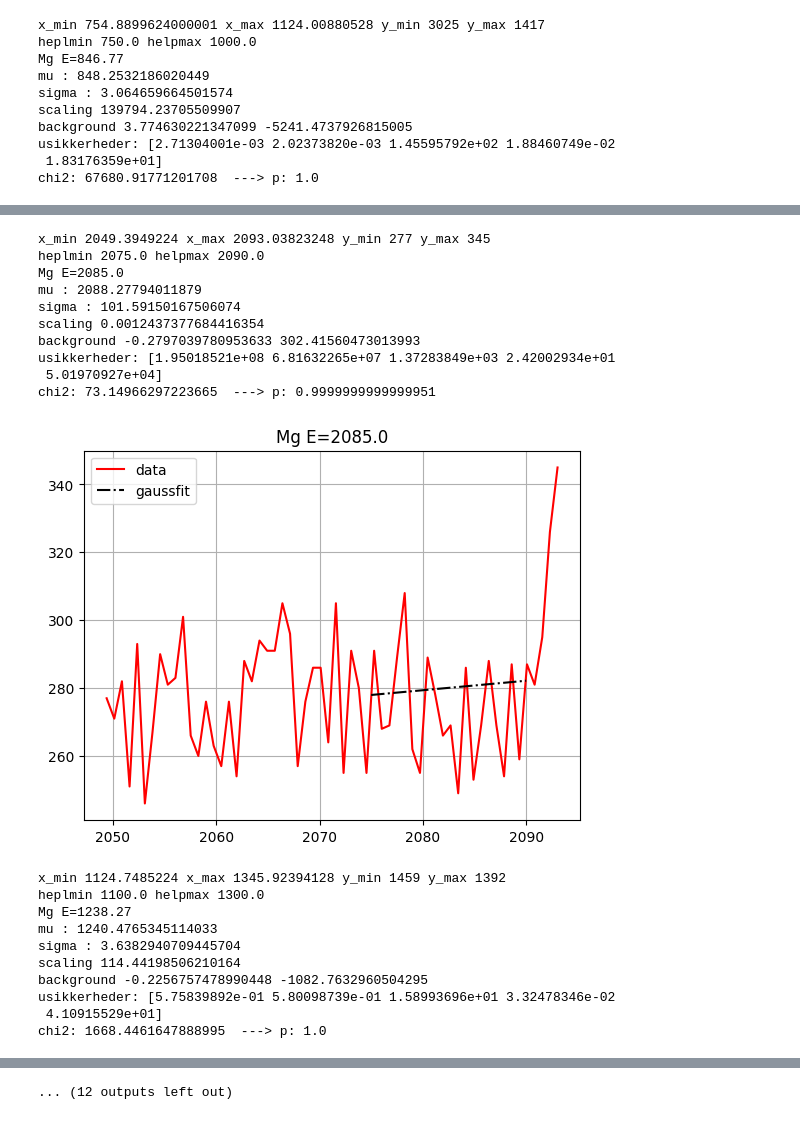
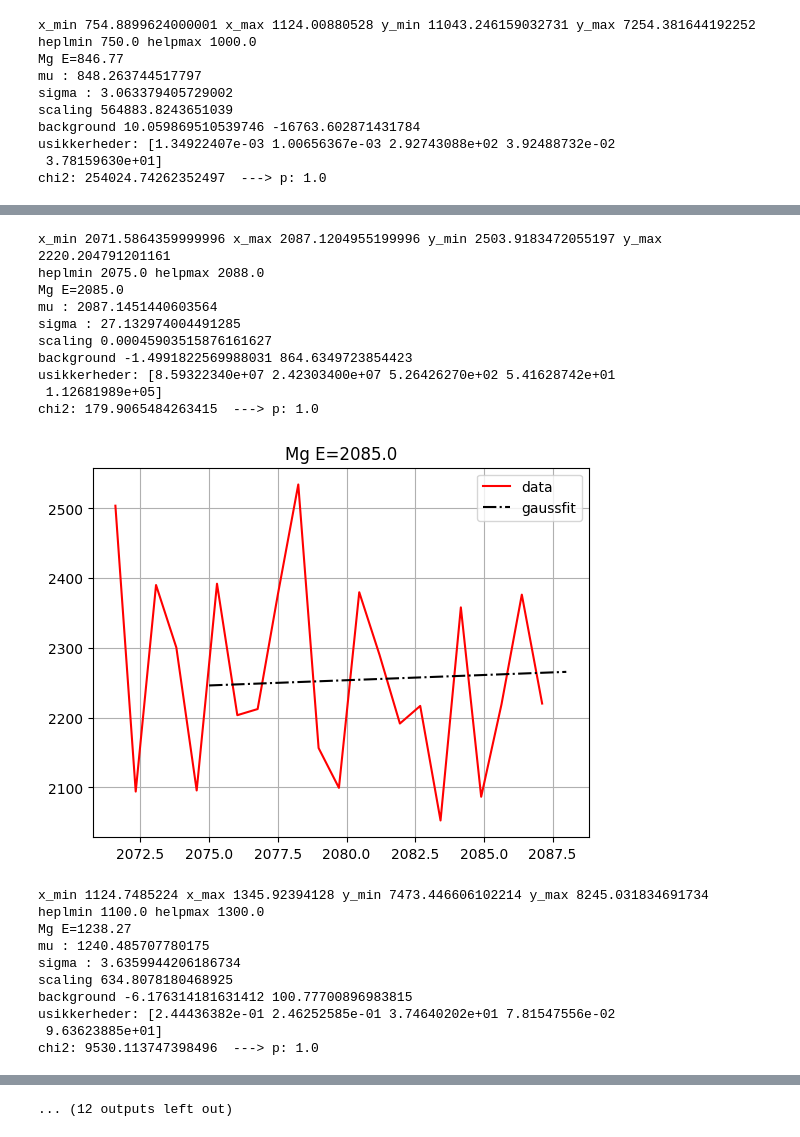
Before and after one commit to eragose/Manganese-experiment, a Jupyter notebook: Energy_jupiter.ipynb, the cells around one changed output, grey strips where cells are left out. Cells and saved outputs as stored; diff of their text form; code cells hidden in the pictures.

Commit message:
Braichin rations, mangler usikkerheder kun

```diff
--- a/Energy_jupiter.ipynb
+++ b/Energy_jupiter.ipynb
@@ -159,25 +151,25 @@ print(Mg1[1][t(2000):t(2100) ])
 chs = []
 
 chs += [getChannel("Mg E=846.77", Mg1,  1000, 1500, 750, 1000, [850, 10, 200])]
-chs += [getChannel("Mg E=2085.0", Mg1, 2750, 2810, 2075,2090, [2080, 10, 200])]
+chs += [getChannel("Mg E=2085.0", Mg1, 2780, 2802, 2075,2088, [2085, 10, 100])]
 chs += [ getChannel("Mg E=1238.27", Mg1, 1500, 1800,1100,1300, [1230, 10, 200])]
-chs += [ getChannel("Mg E=2657.54", Mg1, 3000, 4000, 2500,2800, [2650, 50, 5000])]
-chs += [ getChannel("Mg E=1810.72", Mg1, 2300, 2600, 1750,1900,[1800, 10, 500])]
+chs += [ getChannel("Mg E=2657.54", Mg1, 3000, 4000, 2500,2800, [2650, 5, 200])]
+chs += [ getChannel("Mg E=1810.72", Mg1, 2300, 2600, 1750,1900,[1810, 25, 200])]
 chs += [ getChannel("Mg E=2959.03", Mg1, 3800, 4100, 2900,3000, [2950, 10, 200])]
-chs += [getChannel("Mg E=3122.908", Mg1, 4100, 4270, 3000, 3200, [3120, 10, 200])]
+chs += [getChannel("Mg E=3122.908", Mg1, 4100, 4270, 3000, 3200, [3122, 0, 200])]
 chs += [ getChannel("Mg E=2113.09", Mg1, 2720, 3020, 2000,2200, [2120, 10, 200])]
-chs += [ getChannel("Mg E=1037.833", Mg1, 1340, 1440,1020,1050, [1030, 10, 200])]
+chs += [ getChannel("Mg E=1037.833", Mg1, 1340, 1440,1020,1050, [1037, 0.5, 5000])]
 chs += [ getChannel("Mg E=3369.9", Mg1, 4100, 5400,3200, 3500, [3360, 10, 200])]
-chs += [ getChannel("Mg E=2523.06", Mg1, 3200, 3600,2400,2600, [2500, 10, 200])]
-chs += [ getChannel("Mg E=2598.43", Mg1, 3450, 3500,2570,2600, [2590, 10, 200])]
+chs += [ getChannel("Mg E=2523.06", Mg1, 3200, 3600,2400,2600, [2520, 20, 500])]
+chs += [ getChannel("Mg E=2598.43", Mg1, 3450, 3498,2580,2600, [2598, 10, 20])]
 # %% [output]
-x_min 754.8899624000001 x_max 1124.00880528 y_min 3025 y_max 1417
+x_min 754.8899624000001 x_max 1124.00880528 y_min 11043.246159032731 y_max 7254.381644192252
 heplmin 750.0 helpmax 1000.0
 Mg E=846.77
-mu : 848.2532186020449
-sigma : 3.064659664501574
-scaling 139794.23705509907
-background 3.774630221347099 -5241.4737926815005
-usikkerheder: [2.71304001e-03 2.02373820e-03 1.45595792e+02 1.88460749e-02
- 1.83176359e+01]
-chi2: 67680.91771201708  ---> p: 1.0
+mu : 848.263744517797
+sigma : 3.063379405729002
+scaling 564883.8243651039
+background 10.059869510539746 -16763.602871431784
+usikkerheder: [1.34922407e-03 1.00656367e-03 2.92743088e+02 3.92488732e-02
+ 3.78159630e+01]
+chi2: 254024.74262352497  ---> p: 1.0
@@ -185,21 +177,21 @@ chi2: 67680.91771201708  ---> p: 1.0
-x_min 2049.3949224 x_max 2093.03823248 y_min 277 y_max 345
-heplmin 2075.0 helpmax 2090.0
+x_min 2071.5864359999996 x_max 2087.1204955199996 y_min 2503.9183472055197 y_max 2220.204791201161
+heplmin 2075.0 helpmax 2088.0
 Mg E=2085.0
-mu : 2088.27794011879
-sigma : 101.59150167506074
-scaling 0.0012437377684416354
-background -0.2797039780953633 302.41560473013993
-usikkerheder: [1.95018521e+08 6.81632265e+07 1.37283849e+03 2.42002934e+01
- 5.01970927e+04]
-chi2: 73.14966297223665  ---> p: 0.9999999999999951
+mu : 2087.1451440603564
+sigma : 27.132974004491285
+scaling 0.00045903515876161627
+background -1.4991822569988031 864.6349723854423
+usikkerheder: [8.59322340e+07 2.42303400e+07 5.26426270e+02 5.41628742e+01
+ 1.12681989e+05]
+chi2: 179.9065484263415  ---> p: 1.0
-[figure, old version]
+[figure, new version]
-x_min 1124.7485224 x_max 1345.92394128 y_min 1459 y_max 1392
+x_min 1124.7485224 x_max 1345.92394128 y_min 7473.446606102214 y_max 8245.031834691734
 heplmin 1100.0 helpmax 1300.0
 Mg E=1238.27
-mu : 1240.4765345114033
-sigma : 3.6382940709445704
-scaling 114.44198506210164
-background -0.2256757478990448 -1082.7632960504295
-usikkerheder: [5.75839892e-01 5.80098739e-01 1.58993696e+01 3.32478346e-02
- 4.10915529e+01]
-chi2: 1668.4461647888995  ---> p: 1.0
+mu : 1240.485707780175
+sigma : 3.6359944206186734
+scaling 634.8078180468925
+background -6.176314181631412 100.77700896983815
+usikkerheder: [2.44436382e-01 2.46252585e-01 3.74640202e+01 7.81547556e-02
+ 9.63623885e+01]
+chi2: 9530.113747398496  ---> p: 1.0
```
Also changed, not shown: parts of 11 cells of this notebook.
